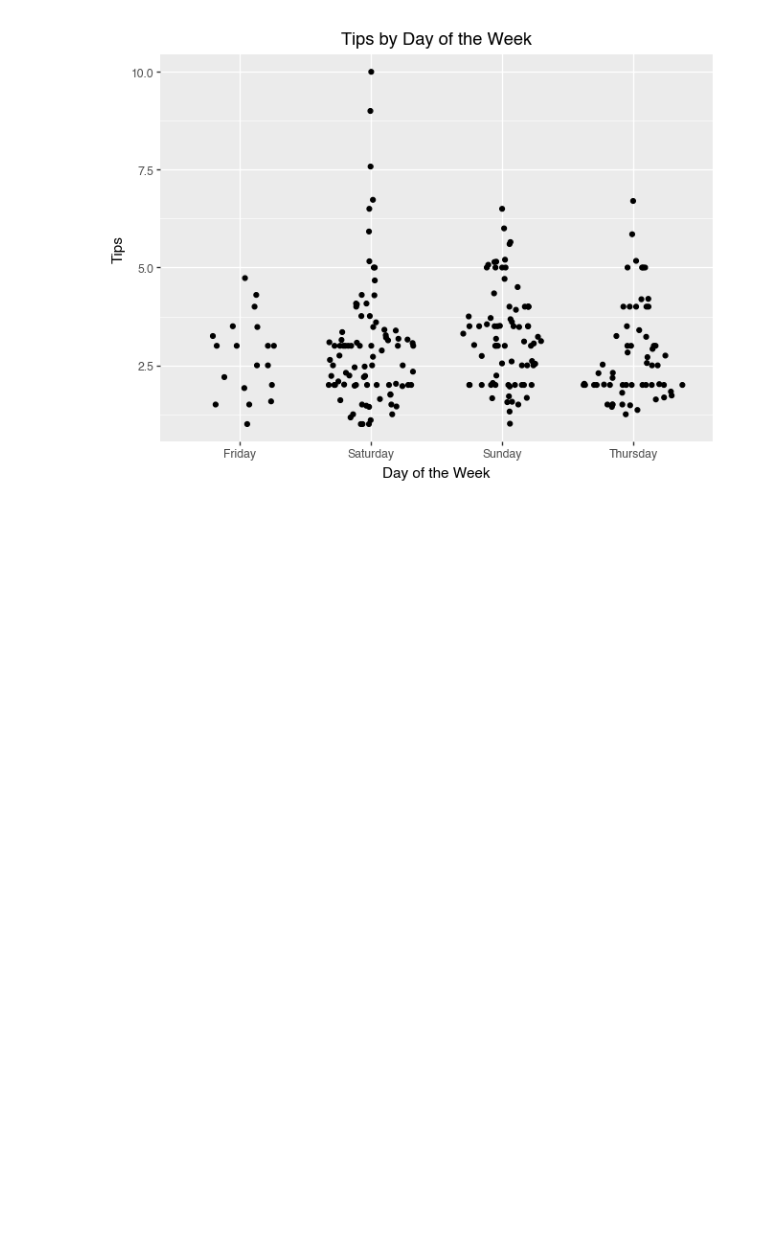
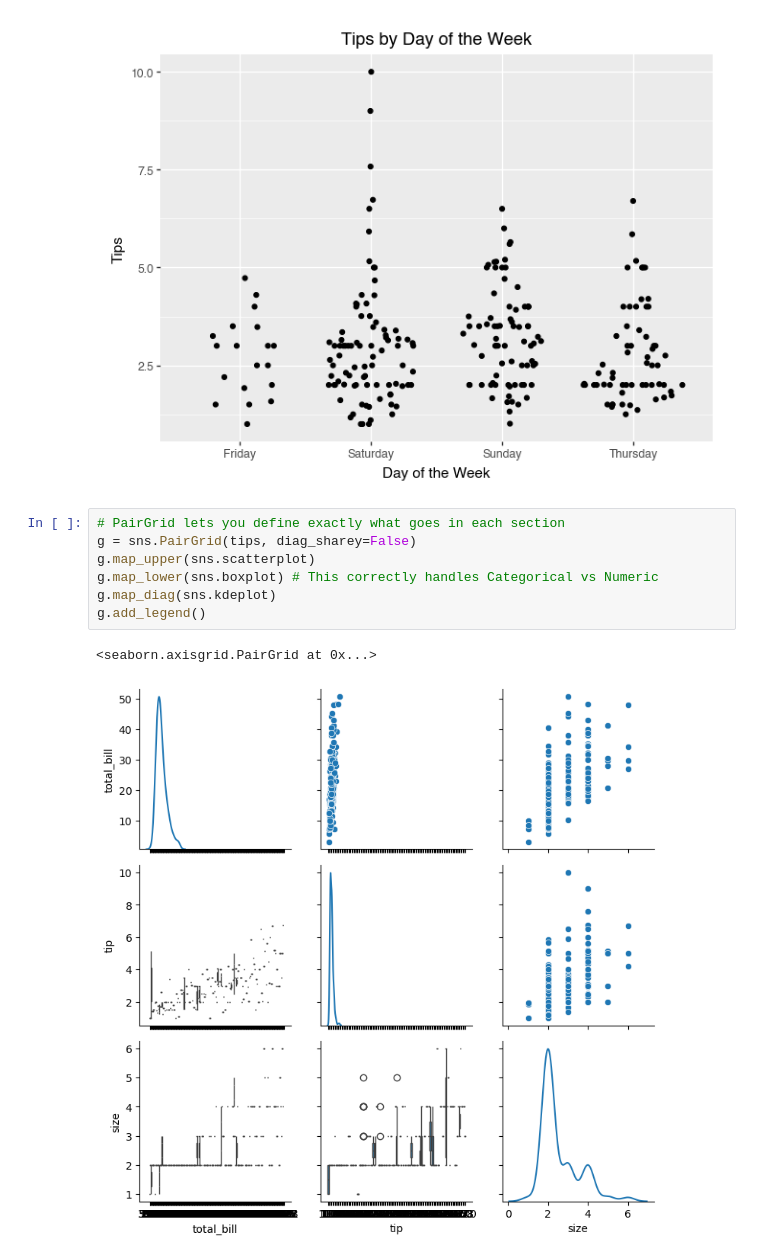
Before and after one commit to EricFriedlander/math4025sp26, a Jupyter notebook: hw/01-hw-eda.ipynb, the cells around one changed output. Saved outputs shown, nothing was run; the diff lists cells and outputs as text; blank space fills up the shorter version.

```diff
--- a/hw/01-hw-eda.ipynb
+++ b/hw/01-hw-eda.ipynb
@@ -261,3 +259,13 @@ print(
 <ggplot: (640 x 480)>
 <ggplot: (640 x 480)>
 [figure]
+# %%
+# PairGrid lets you define exactly what goes in each section
+g = sns.PairGrid(tips, diag_sharey=False)
+g.map_upper(sns.scatterplot)
+g.map_lower(sns.boxplot) # This correctly handles Categorical vs Numeric
+g.map_diag(sns.kdeplot)
+g.add_legend()
+# %% [output]
+<seaborn.axisgrid.PairGrid at 0x...>
+[figure, added]
```
Also changed, not shown: parts of 5 cells of this notebook, 2 other files.
